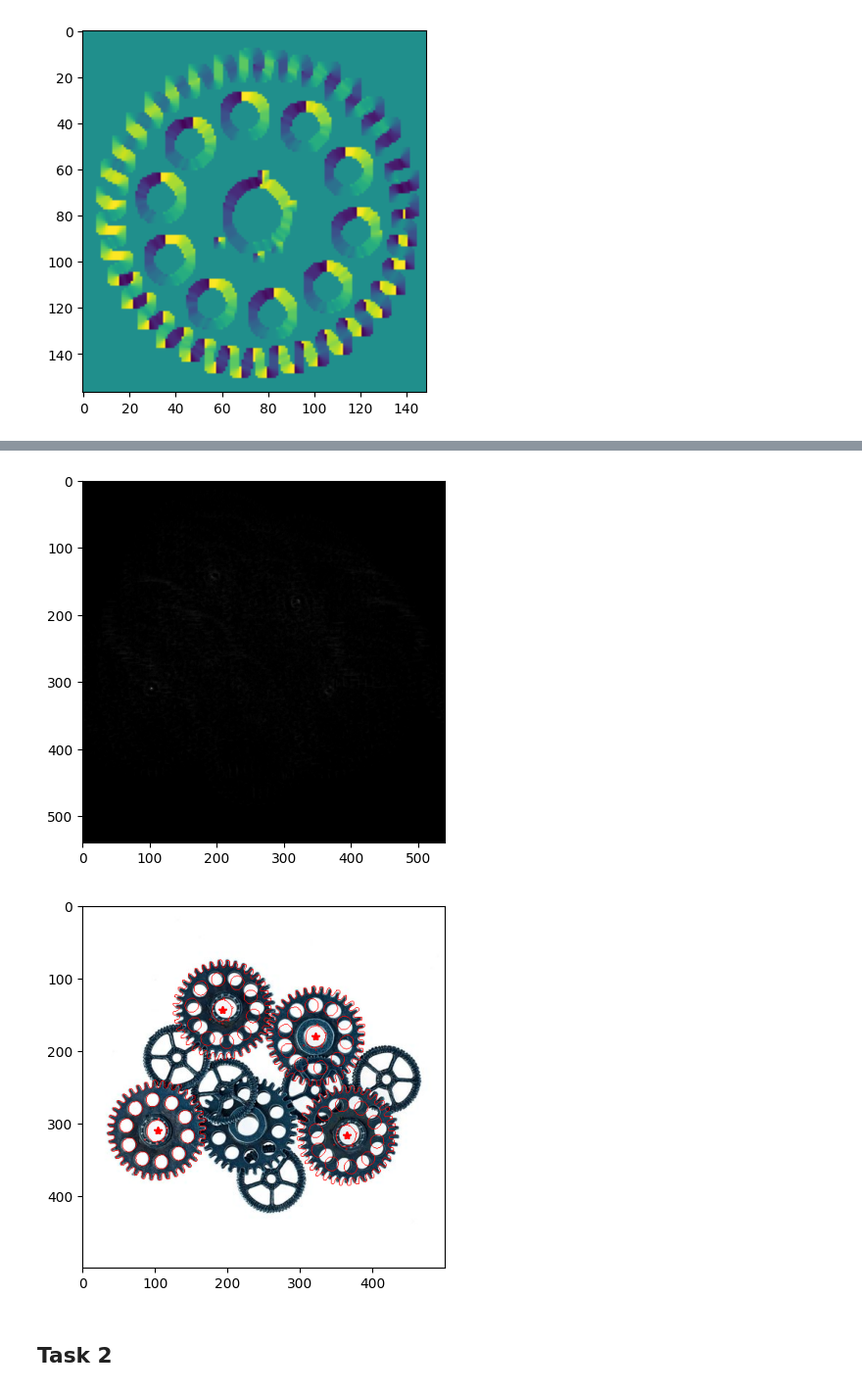
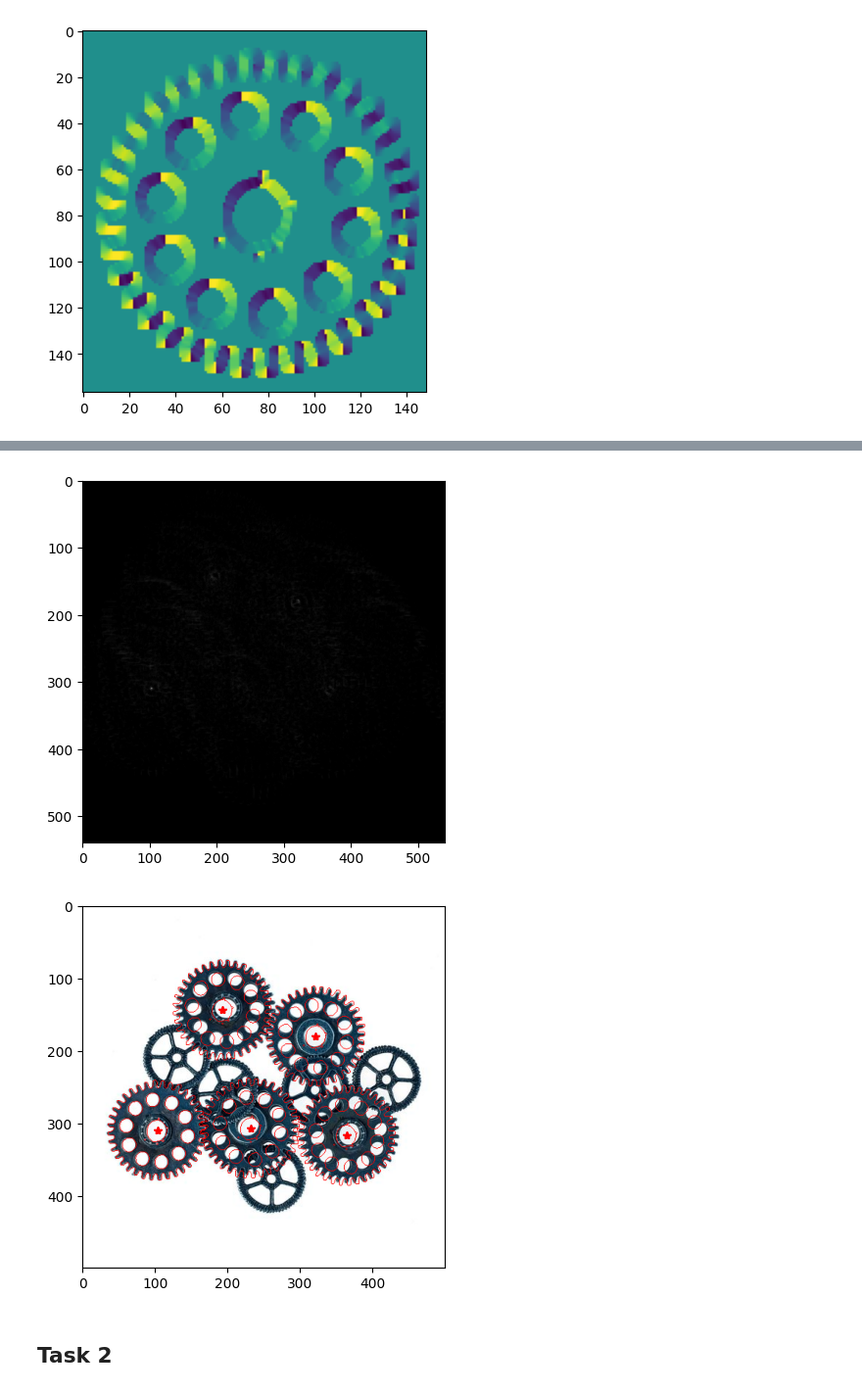
Before and after one commit to Maziorow/ZAW, a Jupyter notebook: Lab9/lab9.ipynb, the cells around one changed output, grey strips where cells are left out. Shown at 98% size. Cells and saved outputs as stored; diff of their text form; code cells hidden in the pictures.

```diff
--- a/Lab9/lab9.ipynb
+++ b/Lab9/lab9.ipynb
@@ -93,12 +93,13 @@ def find(img, threshold, rtable, contours, xc, yc, gradient):
     # contour_temp = tuple((np.array(contours)-np.array([xc, yc])+np.array([m_x,m_y])))
 
     plt.imshow(img)
+    delta = 80
     max_lst = []
     hough = cv2.GaussianBlur(hough, (5,5), 0)
-    for max in range(0, 4):
+    for max in range(0, 5):
         temp = np.unravel_index(np.argmax(hough), hough.shape)
         max_lst.append(temp)
-        hough[temp[0]-20:temp[0]+20, temp[1]-20:temp[1]+20] = 0
+        hough[temp[0]-delta:temp[0]+delta, temp[1]-delta:temp[1]+delta] = 0
         plt . plot ([ temp[1] ], [ temp[0] ] ,'*', color ='r')
 
     plt.imshow(img)
@@ -114,6 +115,6 @@ def find(img, threshold, rtable, contours, xc, yc, gradient):
     plt.imshow(img)
 # %%
 img = cv2.imread("trybiki2.jpg")
-find(img, 225, table, contours, xc, yc, gradient)
+find(img, 215, table, contours, xc, yc, gradient)
 # %% [output]
 [figure]
@@ -121,5 +122,5 @@ find(img, 225, table, contours, xc, yc, gradient)
 [figure]
-[figure, old version]
+[figure, new version]
 # %% [markdown]
 ## Task 2
 # %%
```
Also changed, not shown: parts of 4 cells of this notebook.
